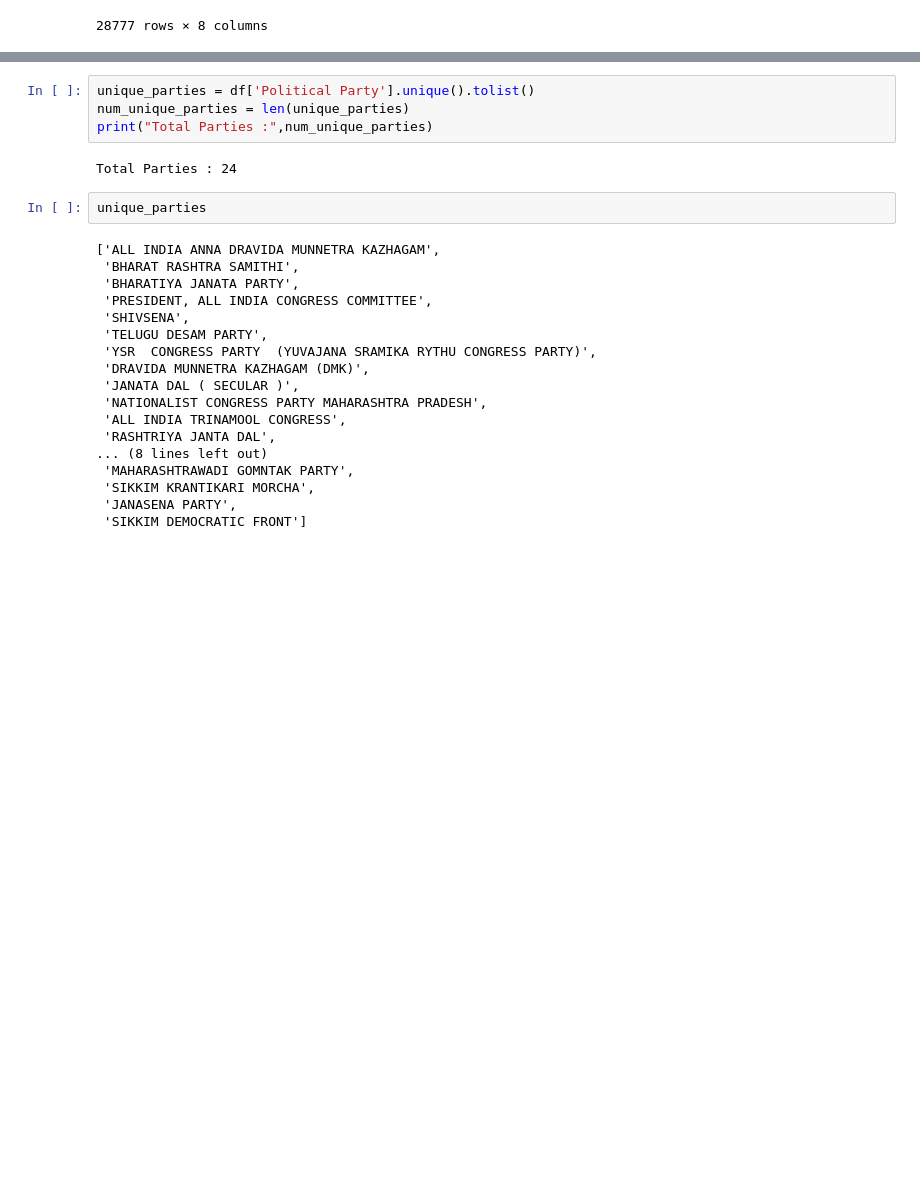
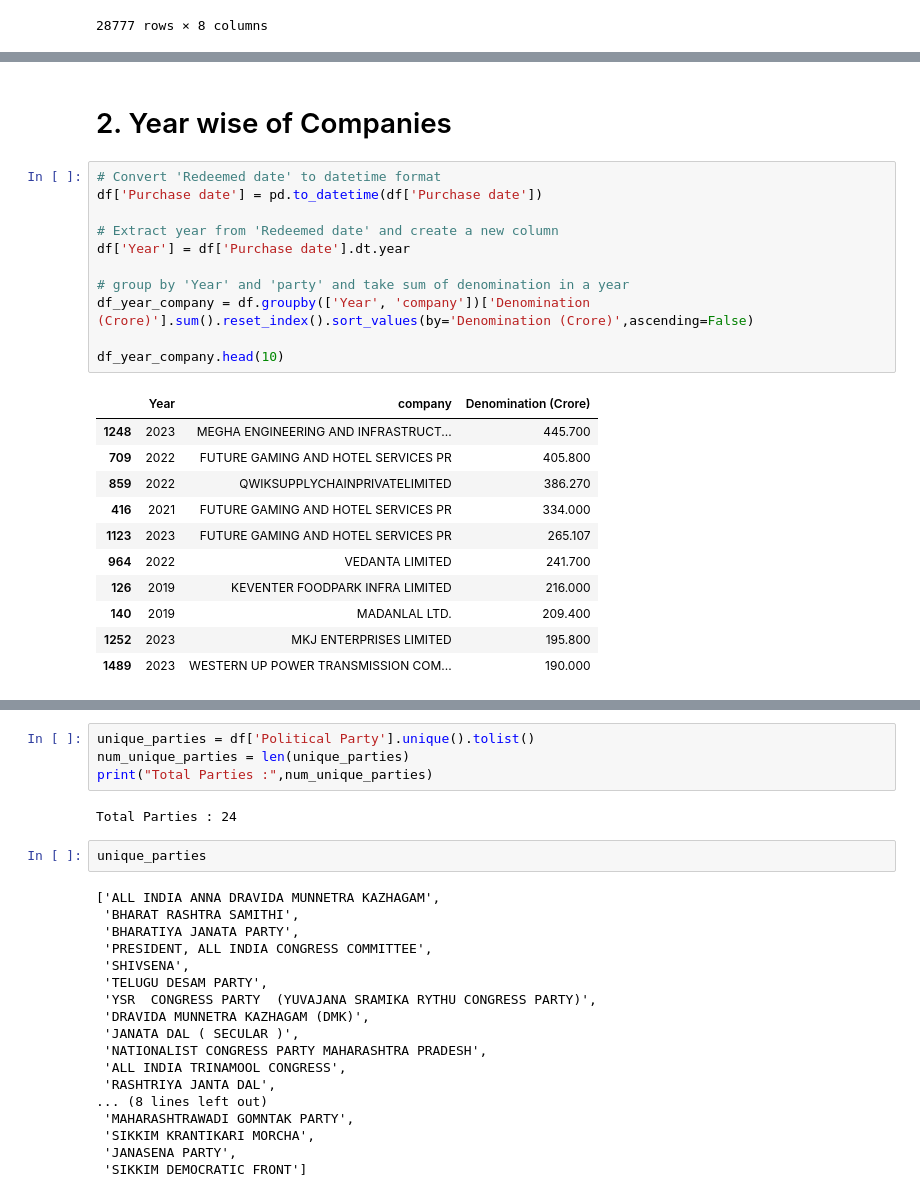
Before and after one commit to NadeemAkhtar1947/Electoral_bond_final_data, a Jupyter notebook: electoral-bond-data-analysis-based-on-bond-number.ipynb, the cells around one changed output, grey strips where cells are left out. Saved outputs shown, nothing was run; the diff lists cells and outputs as text; blank space fills up the shorter version.

```diff
--- a/electoral-bond-data-analysis-based-on-bond-number.ipynb
+++ b/electoral-bond-data-analysis-based-on-bond-number.ipynb
@@ -198,0 +281,25 @@ df
+# %% [markdown]
+# 2. Year wise of Companies
+# %%
+# Convert 'Redeemed date' to datetime format
+df['Purchase date'] = pd.to_datetime(df['Purchase date'])
+
+# Extract year from 'Redeemed date' and create a new column
+df['Year'] = df['Purchase date'].dt.year
+
+# group by 'Year' and 'party' and take sum of denomination in a year
+df_year_company = df.groupby(['Year', 'company'])['Denomination (Crore)'].sum().reset_index().sort_values(by='Denomination (Crore)',ascending=False)
+
+df_year_company.head(10)
+# %% [output]
+|  | Year | company | Denomination (Crore) |
+| 1248 | 2023 | MEGHA ENGINEERING AND INFRASTRUCT... | 445.700 |
+| 709 | 2022 | FUTURE GAMING AND HOTEL SERVICES PR | 405.800 |
+| 859 | 2022 | QWIKSUPPLYCHAINPRIVATELIMITED | 386.270 |
+| 416 | 2021 | FUTURE GAMING AND HOTEL SERVICES PR | 334.000 |
+| 1123 | 2023 | FUTURE GAMING AND HOTEL SERVICES PR | 265.107 |
+| 964 | 2022 | VEDANTA LIMITED | 241.700 |
+| 126 | 2019 | KEVENTER FOODPARK INFRA LIMITED | 216.000 |
+| 140 | 2019 | MADANLAL LTD. | 209.400 |
+| 1252 | 2023 | MKJ ENTERPRISES LIMITED | 195.800 |
+| 1489 | 2023 | WESTERN UP POWER TRANSMISSION COM... | 190.000 |
```
Also changed, not shown: parts of 9 cells of this notebook.
